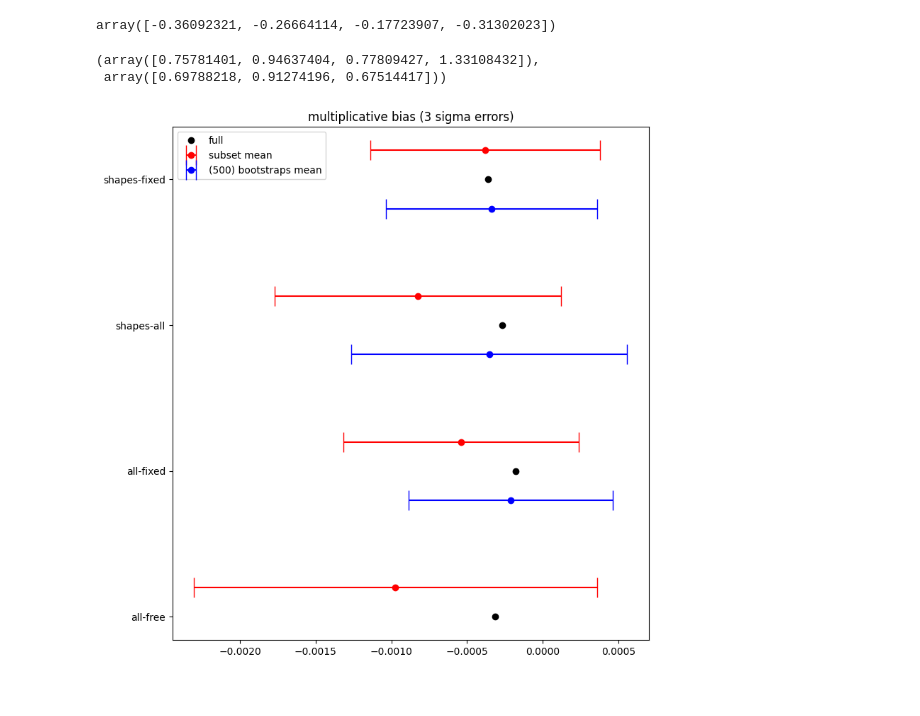
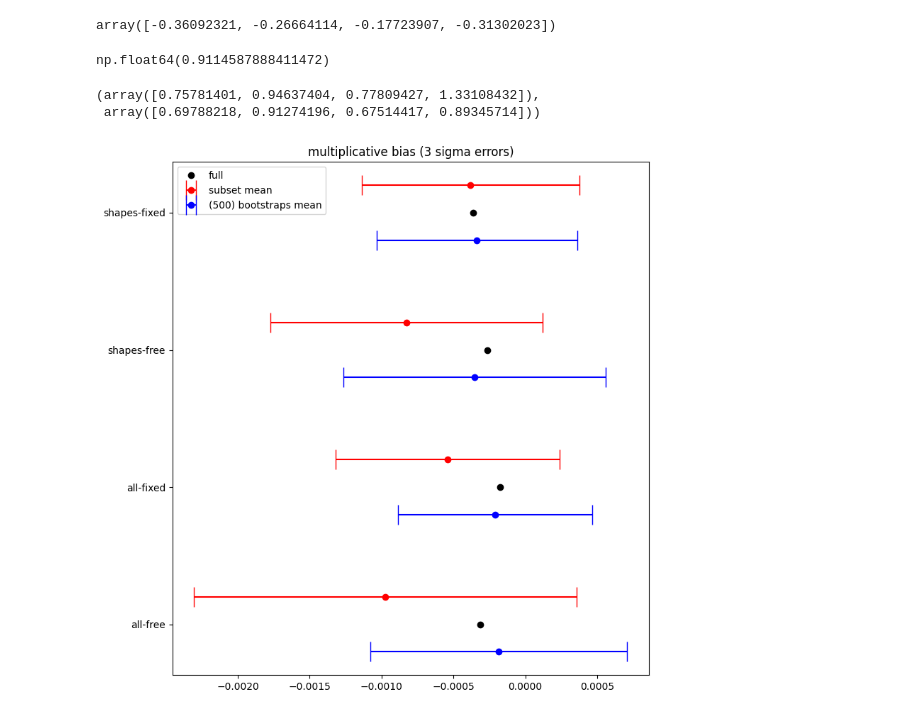
Before and after one commit to LSSTDESC/BPD, a Jupyter notebook: notebooks/sep26-new-boots-examine.ipynb, the cells around one changed output. Drawn from its saved outputs; the diff is of its cells as text; code cells hidden in the pictures.

```diff
--- a/notebooks/sep26-new-boots-examine.ipynb
+++ b/notebooks/sep26-new-boots-examine.ipynb
@@ -66,9 +66,9 @@ errs_fpaths = [efpath1, efpath2, efpath3, efpath4]
 bfpath1= "/pscratch/sd/i/imendoza/data/cache_chains/exp70_51/g_samples_boots_515.npz"
 bfpath2= "/pscratch/sd/i/imendoza/data/cache_chains/exp71_51/g_samples_boots_515.npz"
 bfpath3= "/pscratch/sd/i/imendoza/data/cache_chains/exp72_51/g_samples_boots_515.npz"
-# efpath4= "/pscratch/sd/i/imendoza/data/cache_chains/exp73_51/g_samples_514_errs.npz"
+bfpath4 = "/pscratch/sd/i/imendoza/data/cache_chains/exp73_51/g_samples_boots_515.npz"
 
-boot_fpaths = [bfpath1, bfpath2, bfpath3]
+boot_fpaths = [bfpath1, bfpath2, bfpath3, bfpath4]
 # %%
 # full posterior
 m_full = []
@@ -117,34 +130,38 @@ err_boot = np.array(err_boot)
 m_full/1e-3
 # %% [output]
 array([-0.36092321, -0.26664114, -0.17723907, -0.31302023])
+# %%
+mb[:100].std() / 1e-3 * 3
+# %% [output]
+np.float64(0.9114587888411472)
 # %%
 sigma_m / 1e-3 * 3, err_boot / 1e-3 * 3
 # %% [output]
 (array([0.75781401, 0.94637404, 0.77809427, 1.33108432]),
- array([0.69788218, 0.91274196, 0.67514417]))
+ array([0.69788218, 0.91274196, 0.67514417, 0.89345714]))
 # %%
 
 fig, ax = plt.subplots(1,1, figsize=(8,8))
 ys = np.array([0.75, 0.5, 0.25, 0.0])
-ys2 = np.array([0.75, 0.5, 0.25])
+ys2 = np.array([0.75, 0.5, 0.25, 0.0])
 
 # multiplicative bias
 ax.errorbar(x=m_full, y=ys, color="k", fmt="o", capsize=10.0, label='full')
 ax.errorbar(x=m_sub, xerr=[s*3 for s in sigma_m],  y=ys+0.05, color="r", fmt="o", capsize=10.0, label='subset mean ')
 ax.errorbar(x=m_boot, xerr=[s*3 for s in err_boot],  y=ys2-0.05, color="b", fmt="o", capsize=10.0, label='(500) bootstraps mean')
 # ax.errorbar(x=mu3, y=ys+0.1, color="b", fmt="o", capsize=10.0, label='gaussian')
 # ax.errorbar(x=mu4, y=ys-0.05, color="m", fmt="o", capsize=10.0)
 
 
 ax.set_yticks([0.75, 0.5, 0.25, 0.0])
-ax.set_yticklabels(["shapes-fixed", "shapes-all", "all-fixed", "all-free"])
+ax.set_yticklabels(["shapes-fixed", "shapes-free", "all-fixed", "all-free"])
 plt.title("multiplicative bias (3 sigma errors)")
 # ax.set_ylim(-0.1, 0.85)
 
 
 
 # ax.set_xlim(-3, 3)
 plt.legend()
 plt.tight_layout()
 # %% [output]
-[figure, old version]
+[figure, new version]
```
Also changed, not shown: parts of 2 cells of this notebook, 12 other files.
